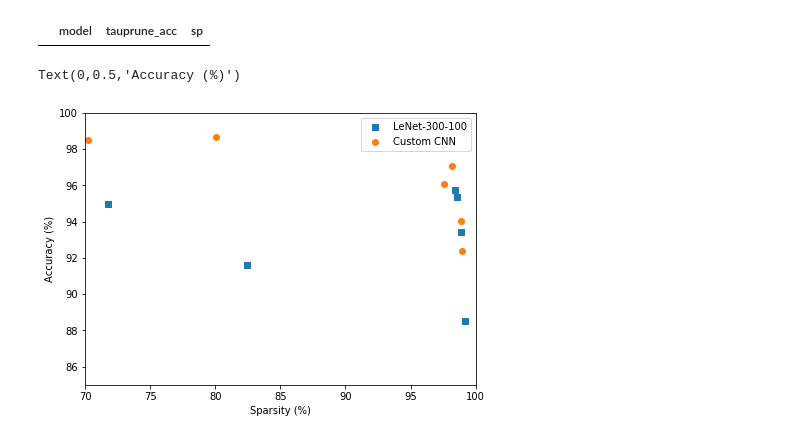
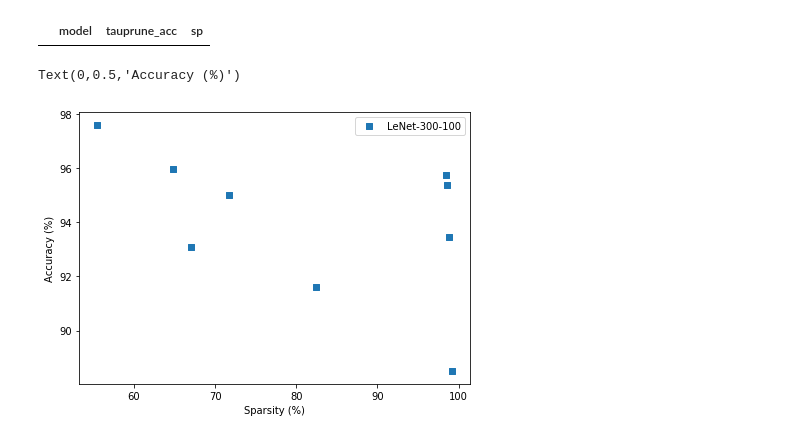
Before and after one commit to okz12/NN_compression, a Jupyter notebook: writeup/layer_uni/layer_vis.ipynb, the cells around one changed output. Cells and saved outputs as stored; diff of their text form; code cells hidden in the pictures.

```diff
--- a/writeup/layer_uni/layer_vis.ipynb
+++ b/writeup/layer_uni/layer_vis.ipynb
@@ -237,15 +262,15 @@ for tau in tau_list:
 # %%
 plt.figure(figsize=(7,5))
 f = ldf.query('model == \'LeNet\'')
 plt.scatter(f['sp'], f['prune_acc'], label = "LeNet-300-100", marker = 's')
-f = ldf.query('model == \'SWSModel\'')
-plt.scatter(f['sp'], f['prune_acc'], label = "Custom CNN")
+#f = ldf.query('model == \'SWSModel\'')
+#plt.scatter(f['sp'], f['prune_acc'], label = "Custom CNN")
 plt.legend()
-plt.ylim([85,100])
-plt.xlim([70,100])
+#plt.ylim([85,100])
+#plt.xlim([70,100])
 plt.xlabel("Sparsity (%)")
 plt.ylabel("Accuracy (%)")
 #plt.savefig('figs/layers.eps', format='eps', dpi=1000, bbox_inches='tight')
 # %% [output]
 Text(0,0.5,'Accuracy (%)')
-[figure, old version]
+[figure, new version]
```
Also changed, not shown: parts of 3 cells of this notebook, 4 other files.
